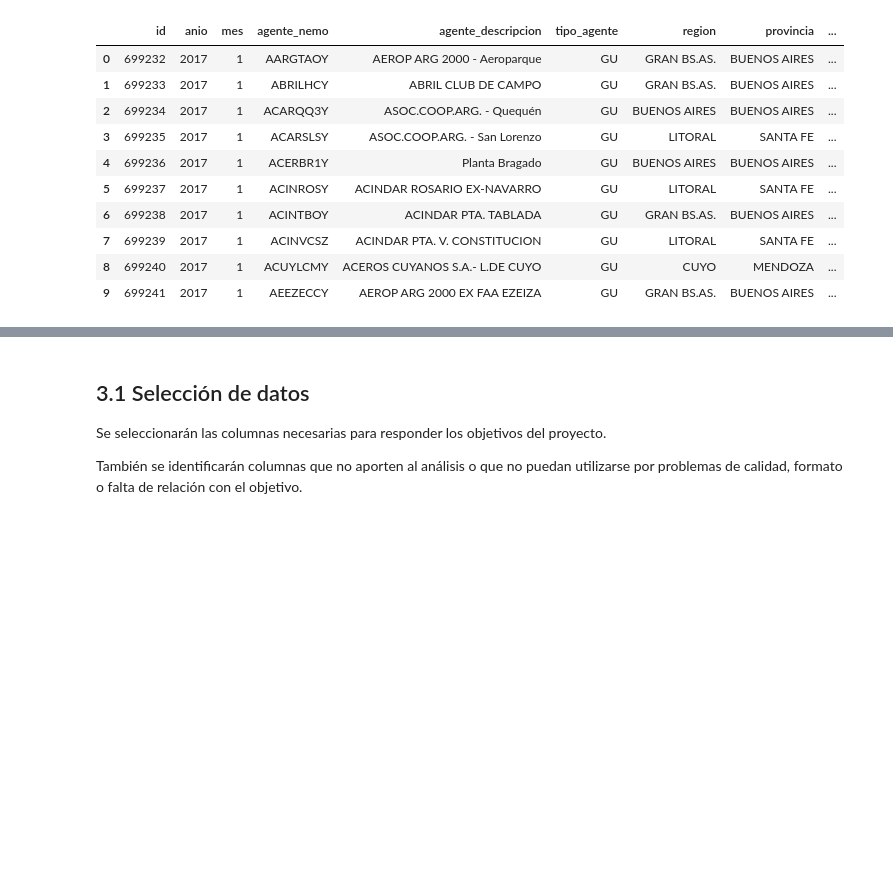
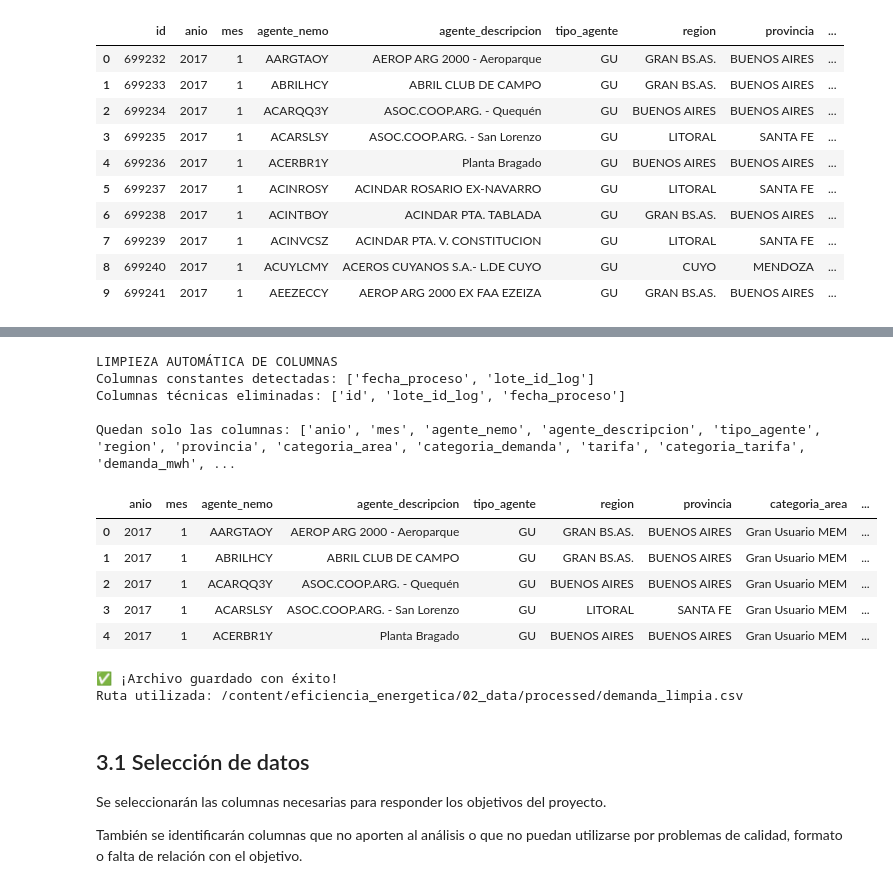
Before and after one commit to ju4n1t0x/eficiencia_energetica, a Jupyter notebook: 01_notebooks/TPI_Energia_CRISP_DM.ipynb, the cells around one changed output, grey strips where cells are left out. Cells and saved outputs as stored; diff of their text form; code cells hidden in the pictures; blank space fills up the shorter version.

Commit message:
Limpieza de columnas y generacion de archivo csv limpio

```diff
--- a/01_notebooks/TPI_Energia_CRISP_DM.ipynb
+++ b/01_notebooks/TPI_Energia_CRISP_DM.ipynb
@@ -618,3 +598,51 @@ Quedan solo las columnas: (['anio', 'mes', 'agente_nemo', 'agente_descripcion',
+# %%
+# Normalizamos las columnas
+df.columns = df.columns.str.strip().str.lower()
+
+# Definimos las columnas que son innecesarias a simple vista
+columnas_innecesarias = ['id', 'lote_id_log', 'fecha_proceso']
+
+# Detectamos columnas que solo tengan contenido repetido que sea igual o menor a 1
+columnas_constantes = [col for col in df.columns if df[col].nunique() <= 1]
+
+# Efectuamos la limpieza
+columnas_finales_a_eliminar = list(set(columnas_innecesarias + columnas_constantes))
+df_limpio = df.drop(columns=[col for col in columnas_finales_a_eliminar if col in df.columns])
+
+
+# Salida del print con columnas eliminadas automaticamente y declaradas.
+print("LIMPIEZA AUTOMÁTICA DE COLUMNAS")
+print(f"Columnas constantes detectadas: {columnas_constantes}")
+print(f"Columnas técnicas eliminadas: {columnas_innecesarias}")
+print(f"\nQuedan solo las columnas: {df_limpio.columns.tolist()}")
+
+display(df_limpio.head())
+# %% [output]
+LIMPIEZA AUTOMÁTICA DE COLUMNAS
+Columnas constantes detectadas: ['fecha_proceso', 'lote_id_log']
+Columnas técnicas eliminadas: ['id', 'lote_id_log', 'fecha_proceso']
+
+Quedan solo las columnas: ['anio', 'mes', 'agente_nemo', 'agente_descripcion', 'tipo_agente', 'region', 'provincia', 'categoria_area', 'categoria_demanda', 'tarifa', 'categoria_tarifa', 'demanda_mwh', ...
+|  | anio | mes | agente_nemo | agente_descripcion | tipo_agente | region | provincia | categoria_area | ... |
+| 0 | 2017 | 1 | AARGTAOY | AEROP ARG 2000 - Aeroparque | GU | GRAN BS.AS. | BUENOS AIRES | Gran Usuario MEM | ... |
+| 1 | 2017 | 1 | ABRILHCY | ABRIL CLUB DE CAMPO | GU | GRAN BS.AS. | BUENOS AIRES | Gran Usuario MEM | ... |
+| 2 | 2017 | 1 | ACARQQ3Y | ASOC.COOP.ARG. - Quequén | GU | BUENOS AIRES | BUENOS AIRES | Gran Usuario MEM | ... |
+| 3 | 2017 | 1 | ACARSLSY | ASOC.COOP.ARG. - San Lorenzo | GU | LITORAL | SANTA FE | Gran Usuario MEM | ... |
+| 4 | 2017 | 1 | ACERBR1Y | Planta Bragado | GU | BUENOS AIRES | BUENOS AIRES | Gran Usuario MEM | ... |
+# %%
+
+
+ruta_final = PROCESSED_DATA_DIR / "demanda_limpia.csv"
+
+
+# 4. Guardamos el DataFrame
+df_limpio.to_csv(ruta_final, index=False, sep=';', encoding='utf-8')
+
+print(f"✅ ¡Archivo guardado con éxito!")
+print(f"Ruta utilizada: {ruta_final}")
+# %% [output]
+✅ ¡Archivo guardado con éxito!
+Ruta utilizada: /content/eficiencia_energetica/02_data/processed/demanda_limpia.csv
 # %% [markdown]
 ## 3.1 Selección de datos
 
```
Also changed, not shown: parts of 2 cells of this notebook.
